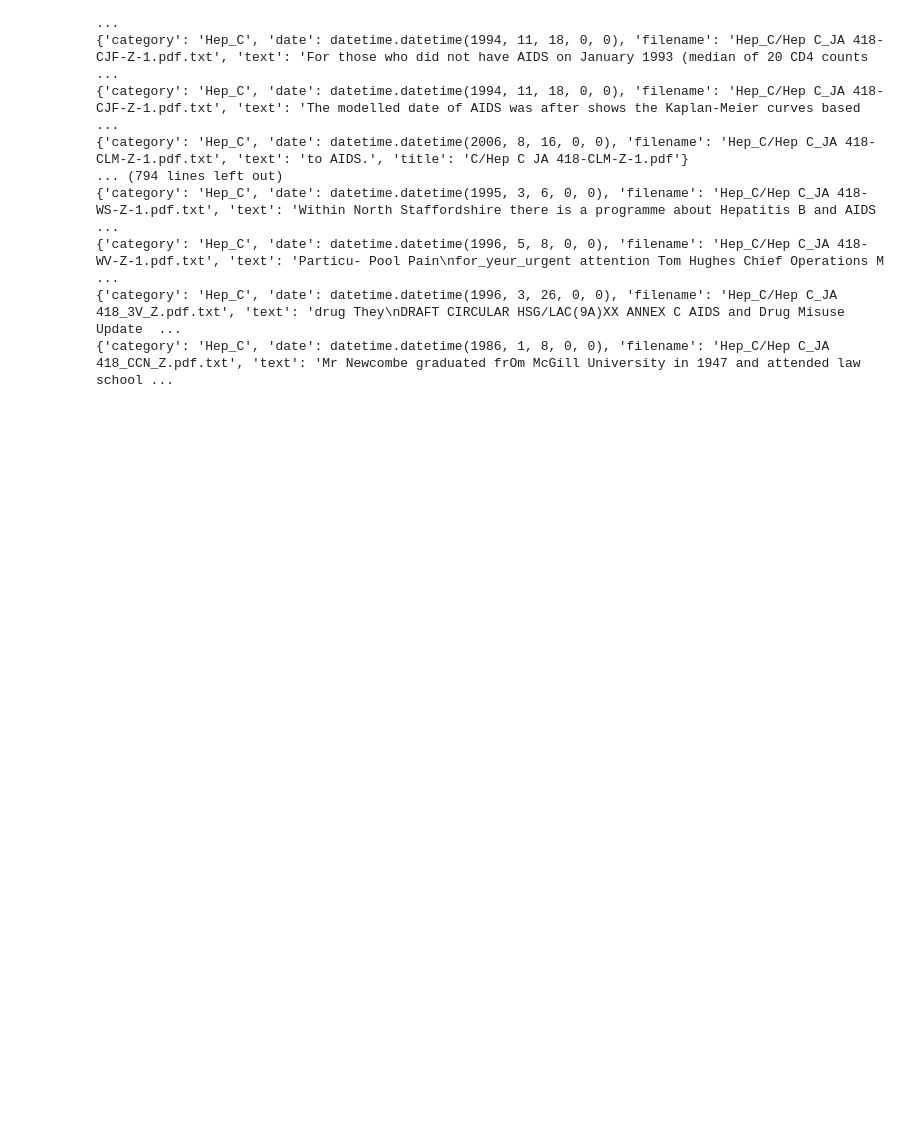
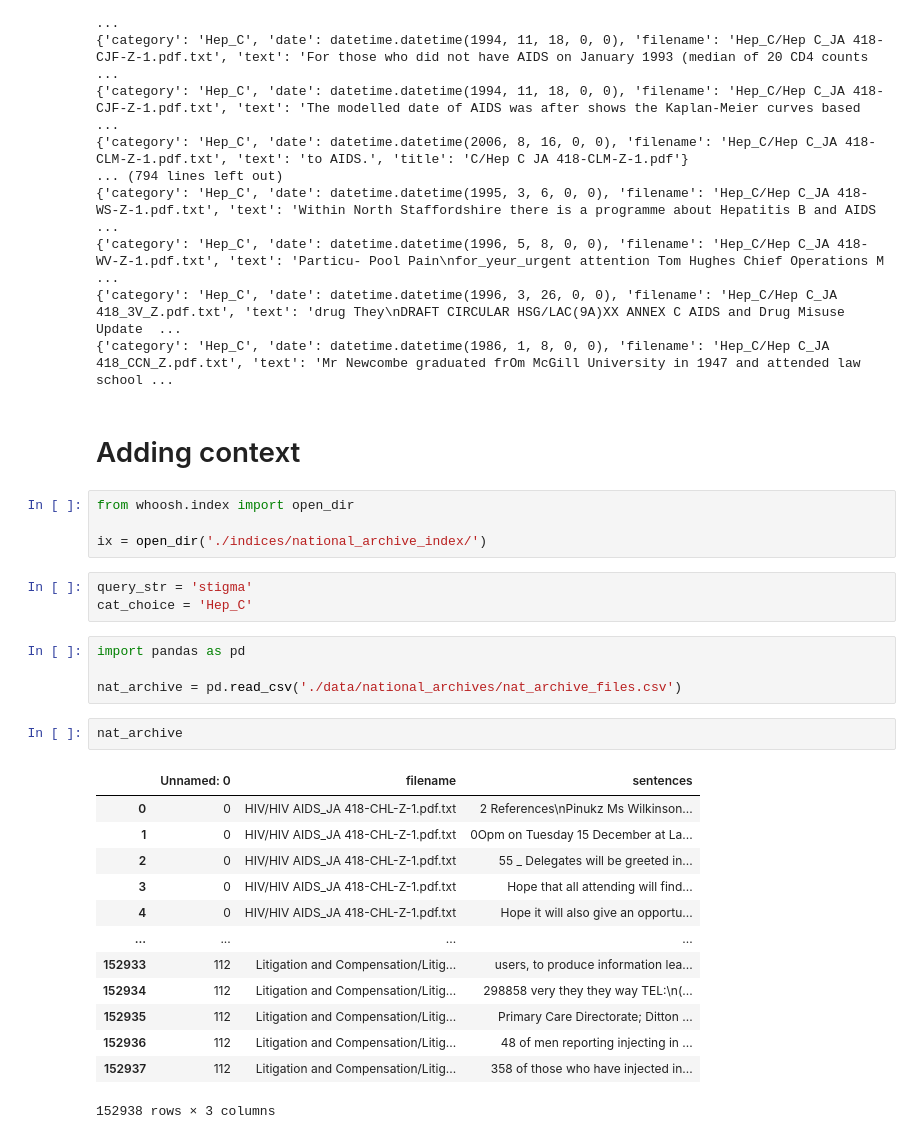
Before and after one commit to pnadelofficial/taylor_simple_search, a Jupyter notebook: testing.ipynb, the cells around one changed output. Drawn from its saved outputs; the diff is of its cells as text; blank space fills up the shorter version.

Commit message:
context/repetion update

```diff
--- a/testing.ipynb
+++ b/testing.ipynb
@@ -312,3 +312,32 @@ with ix.searcher() as searcher:
 {'category': 'Hep_C', 'date': datetime.datetime(1996, 5, 8, 0, 0), 'filename': 'Hep_C/Hep C_JA 418-WV-Z-1.pdf.txt', 'text': 'Particu- Pool Pain\nfor_yeur_urgent attention Tom Hughes Chief Operations M ...
 {'category': 'Hep_C', 'date': datetime.datetime(1996, 3, 26, 0, 0), 'filename': 'Hep_C/Hep C_JA 418_3V_Z.pdf.txt', 'text': 'drug They\nDRAFT CIRCULAR HSG/LAC(9A)XX ANNEX C AIDS and Drug Misuse Update  ...
 {'category': 'Hep_C', 'date': datetime.datetime(1986, 1, 8, 0, 0), 'filename': 'Hep_C/Hep C_JA 418_CCN_Z.pdf.txt', 'text': 'Mr Newcombe graduated frOm McGill University in 1947 and attended law school ...
+# %% [markdown]
+# Adding context
+# %%
+from whoosh.index import open_dir
+
+ix = open_dir('./indices/national_archive_index/')
+# %%
+query_str = 'stigma'
+cat_choice = 'Hep_C'
+# %%
+import pandas as pd
+
+nat_archive = pd.read_csv('./data/national_archives/nat_archive_files.csv')
+# %%
+nat_archive
+# %% [output]
+|  | Unnamed: 0 | filename | sentences |
+| 0 | 0 | HIV/HIV AIDS_JA 418-CHL-Z-1.pdf.txt | 2 References\nPinukz Ms Wilkinson... |
+| 1 | 0 | HIV/HIV AIDS_JA 418-CHL-Z-1.pdf.txt | 0Opm on Tuesday 15 December at La... |
+| 2 | 0 | HIV/HIV AIDS_JA 418-CHL-Z-1.pdf.txt | 55 _ Delegates will be greeted in... |
+| 3 | 0 | HIV/HIV AIDS_JA 418-CHL-Z-1.pdf.txt | Hope that all attending will find... |
+| 4 | 0 | HIV/HIV AIDS_JA 418-CHL-Z-1.pdf.txt | Hope it will also give an opportu... |
+| ... | ... | ... | ... |
+| 152933 | 112 | Litigation and Compensation/Litig... | users, to produce information lea... |
+| 152934 | 112 | Litigation and Compensation/Litig... | 298858 very they they way TEL:\n(... |
+| 152935 | 112 | Litigation and Compensation/Litig... | Primary Care Directorate; Ditton ... |
+| 152936 | 112 | Litigation and Compensation/Litig... | 48 of men reporting injecting in ... |
+| 152937 | 112 | Litigation and Compensation/Litig... | 358 of those who have injected in... |
+152938 rows × 3 columns
```
Also changed, not shown: parts of 3 cells of this notebook, 2 other files.
